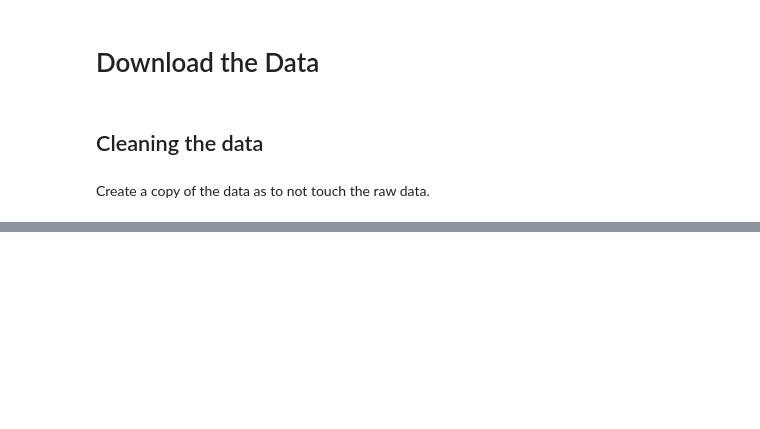
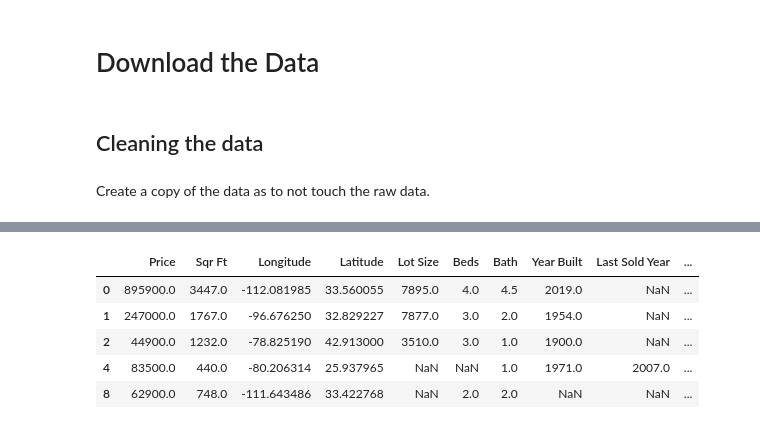
Before and after one commit to Tonia990/Assignment-1--AI, a Jupyter notebook: Assignment 1.ipynb, the cells around one changed output, grey strips where cells are left out. Saved outputs shown, nothing was run; the diff lists cells and outputs as text; code cells hidden in the pictures; blank space fills up the shorter version.

```diff
--- a/Assignment 1.ipynb
+++ b/Assignment 1.ipynb
@@ -77,0 +96,10 @@ ValueError: could not convert string to float: '7,895'
+# %%
+null_rows_idx = cleaned_df.isnull().any(axis=1)
+cleaned_df.loc[null_rows_idx].head()
+# %% [output]
+|  | Price | Sqr Ft | Longitude | Latitude | Lot Size | Beds | Bath | Year Built | Last Sold Year | ... |
+| 0 | 895900.0 | 3447.0 | -112.081985 | 33.560055 | 7895.0 | 4.0 | 4.5 | 2019.0 | NaN | ... |
+| 1 | 247000.0 | 1767.0 | -96.676250 | 32.829227 | 7877.0 | 3.0 | 2.0 | 1954.0 | NaN | ... |
+| 2 | 44900.0 | 1232.0 | -78.825190 | 42.913000 | 3510.0 | 3.0 | 1.0 | 1900.0 | NaN | ... |
+| 4 | 83500.0 | 440.0 | -80.206314 | 25.937965 | NaN | NaN | 1.0 | 1971.0 | 2007.0 | ... |
+| 8 | 62900.0 | 748.0 | -111.643486 | 33.422768 | NaN | 2.0 | 2.0 | NaN | NaN | ... |
```
Also changed, not shown: parts of 8 cells of this notebook.
